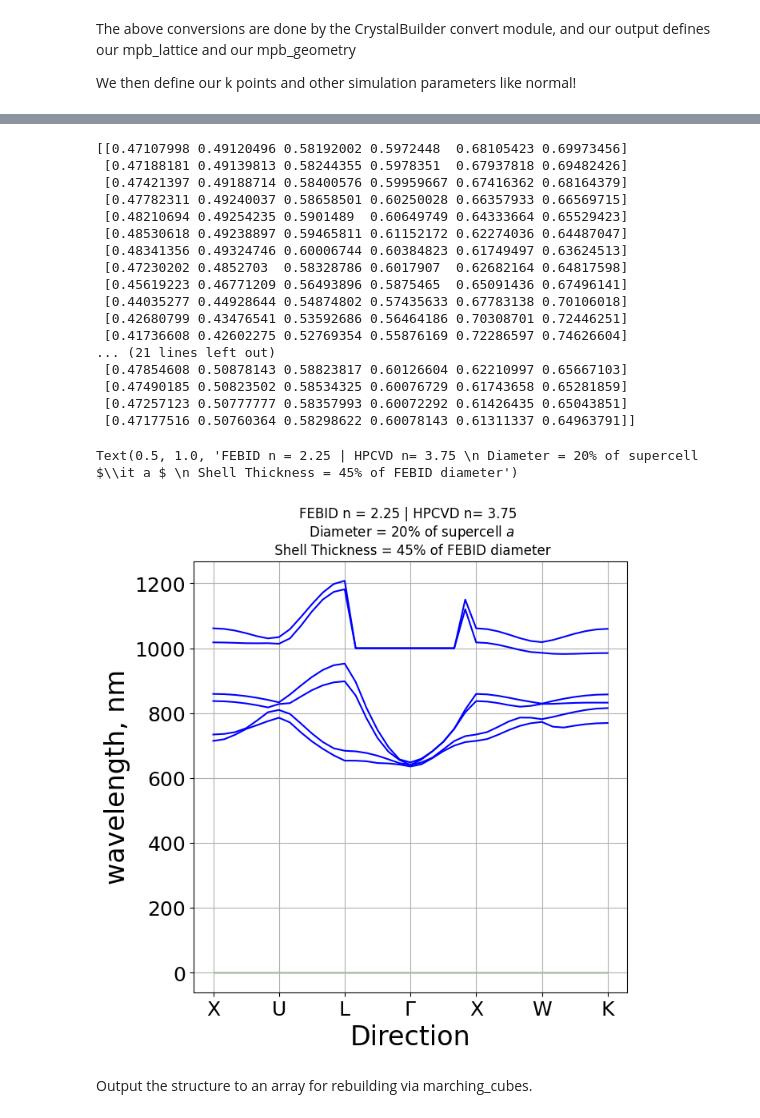
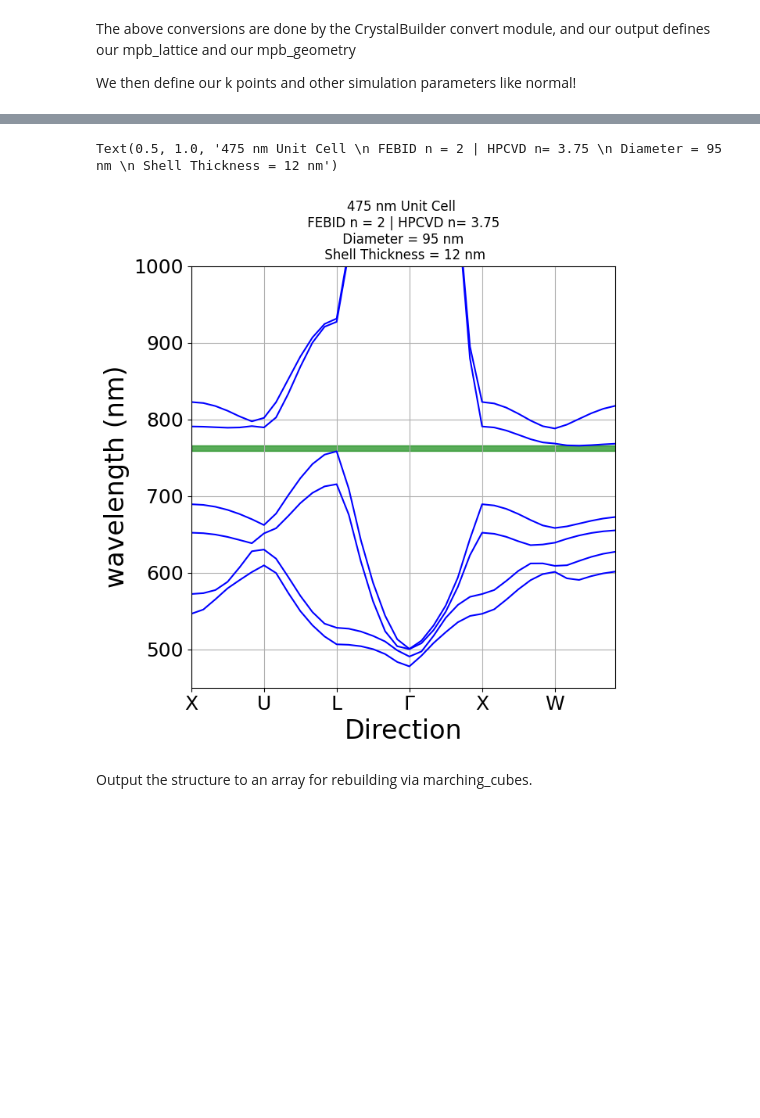
Before and after one commit to bhacha/crystalbuilder, a Jupyter notebook: examples/core_shell_diamond.ipynb, the cells around one changed output, grey strips where cells are left out. Saved outputs shown, nothing was run; the diff lists cells and outputs as text; code cells hidden in the pictures; blank space fills up the shorter version.

Commit message:
modified:   crystalbuilder/examples/core_shell_diamond.ipynb

```diff
--- a/examples/core_shell_diamond.ipynb
+++ b/examples/core_shell_diamond.ipynb
@@ -54,7 +54,7 @@ unit_cell = [cylinder_1, cylinder_2, cylinder_3, cylinder_4]
 # %% [markdown]
 We then use the same vertices to build the shell, by passing a different value for the radius. Right now, these structures will be independent. When we convert them to MPB objects, one will overwrite the other and form the core-shell structure.
 # %%
-shell_radius = .045
+shell_radius = .025
 rel_shell = (shell_radius/radius)
 full_radius = shell_radius+radius
 shell_1 = geo.Cylinder.from_vertices([diamond_points[0], diamond_points[1]], radius=full_radius)
@@ -90,7 +90,7 @@ It looks good, so let's convert to MPB and simulate a band structure.
 import meep as mp
 from meep import mpb
 
-febid_n = 2.25
+febid_n = 2
 si_n = 3.75
 
 febid_mat = mp.Medium(epsilon=(febid_n*febid_n))
@@ -156,58 +156,49 @@ done
 # %%
 ### Plotting Dielectric Map ###
 # plt.figure()
 # md = mpb.MPBData(rectify=True, periods=7, resolution=64)
 # eps = ms.get_epsilon()
 # converted_eps = md.convert(eps)
 # layer_slice = 22
 # plt.imshow(converted_eps[:,:, layer_slice], interpolation='spline36', cmap='binary_r')
 # plt.axis('off')
 # plt.show()
 
+
+unit_cell = 475
+
 ### Plotting Band Structure ###
 crysfreqs = ms.all_freqs
-print(ms.all_freqs)
-nonzero_freqs = np.where(crysfreqs > .2, crysfreqs, 3)
-crysfreqs_scaled = ((.5/nonzero_freqs)*1000)
+nonzero_freqs = np.where(crysfreqs > 0, crysfreqs, .01)
+crysfreqs_scaled = (((unit_cell/1000)/nonzero_freqs)*1000)
+
+freqlims = np.array([.6202, .6263])
+wllims = (((unit_cell/1000)/freqlims)*1000)
+
 x = range(len(crysfreqs))
 figgy = plt.figure(figsize=(7,7))
-plt.plot(x,crysfreqs_scaled[::-1], color='blue');
-plt.fill_between(x, .51, .5245, color='green', alpha=.65)
+plt.plot(x,crysfreqs_scaled, color='blue');
+plt.fill_between(x, wllims[1], wllims[0], color='green', alpha=.65)
 points_in_between = (len(crysfreqs)-1) / (k_corners-1)
 tick_locs = [i*points_in_between for i in range(k_corners)]
 
 plt.xticks(tick_locs,tick_labs, size=18)
 plt.xlabel("Direction", size=24)
 
-plt.ylabel('wavelength, nm', size=24)
+plt.ylabel('wavelength (nm)', size=24)
 plt.yticks(size=18)
 
-# plt.ylim((0,.75))
+plt.ylim((450,1000))
+plt.xlim(0,35)
 
 plt.grid(True)
 figax = plt.gca()
-plt.title(f"FEBID n = {febid_n} | HPCVD n= {si_n} \n Diameter = {rel_diam:.0%} of supercell $\it a $ \n Shell Thickness = {rel_shell:.0%} of FEBID diameter")
+
+plt.title(f"{unit_cell} nm Unit Cell \n FEBID n = {febid_n} | HPCVD n= {si_n} \n Diameter = {rel_diam*unit_cell:.0f} nm \n Shell Thickness = {rel_shell * (rel_diam*unit_cell/2):.0f} nm")
 # plt.savefig("DiamondCoreShell-Unitless.png")
 # %% [output]
-[[0.47107998 0.49120496 0.58192002 0.5972448  0.68105423 0.69973456]
- [0.47188181 0.49139813 0.58244355 0.5978351  0.67937818 0.69482426]
- [0.47421397 0.49188714 0.58400576 0.59959667 0.67416362 0.68164379]
- [0.47782311 0.49240037 0.58658501 0.60250028 0.66357933 0.66569715]
- [0.48210694 0.49254235 0.5901489  0.60649749 0.64333664 0.65529423]
- [0.48530618 0.49238897 0.59465811 0.61152172 0.62274036 0.64487047]
- [0.48341356 0.49324746 0.60006744 0.60384823 0.61749497 0.63624513]
- [0.47230202 0.4852703  0.58328786 0.6017907  0.62682164 0.64817598]
- [0.45619223 0.46771209 0.56493896 0.5875465  0.65091436 0.67496141]
- [0.44035277 0.44928644 0.54874802 0.57435633 0.67783138 0.70106018]
- [0.42680799 0.43476541 0.53592686 0.56464186 0.70308701 0.72446251]
- [0.41736608 0.42602275 0.52769354 0.55876169 0.72286597 0.74626604]
-... (21 lines left out)
- [0.47854608 0.50878143 0.58823817 0.60126604 0.62210997 0.65667103]
- [0.47490185 0.50823502 0.58534325 0.60076729 0.61743658 0.65281859]
- [0.47257123 0.50777777 0.58357993 0.60072292 0.61426435 0.65043851]
- [0.47177516 0.50760364 0.58298622 0.60078143 0.61311337 0.64963791]]
+Text(0.5, 1.0, '475 nm Unit Cell \n FEBID n = 2 | HPCVD n= 3.75 \n Diameter = 95 nm \n Shell Thickness = 12 nm')
-Text(0.5, 1.0, 'FEBID n = 2.25 | HPCVD n= 3.75 \n Diameter = 20% of supercell $\\it a $ \n Shell Thickness = 45% of FEBID diameter')
-[figure, old version]
+[figure, new version]
 # %% [markdown]
 Output the structure to an array for rebuilding via marching_cubes.
 # %%
```
Also changed, not shown: parts of 1 cell of this notebook.
